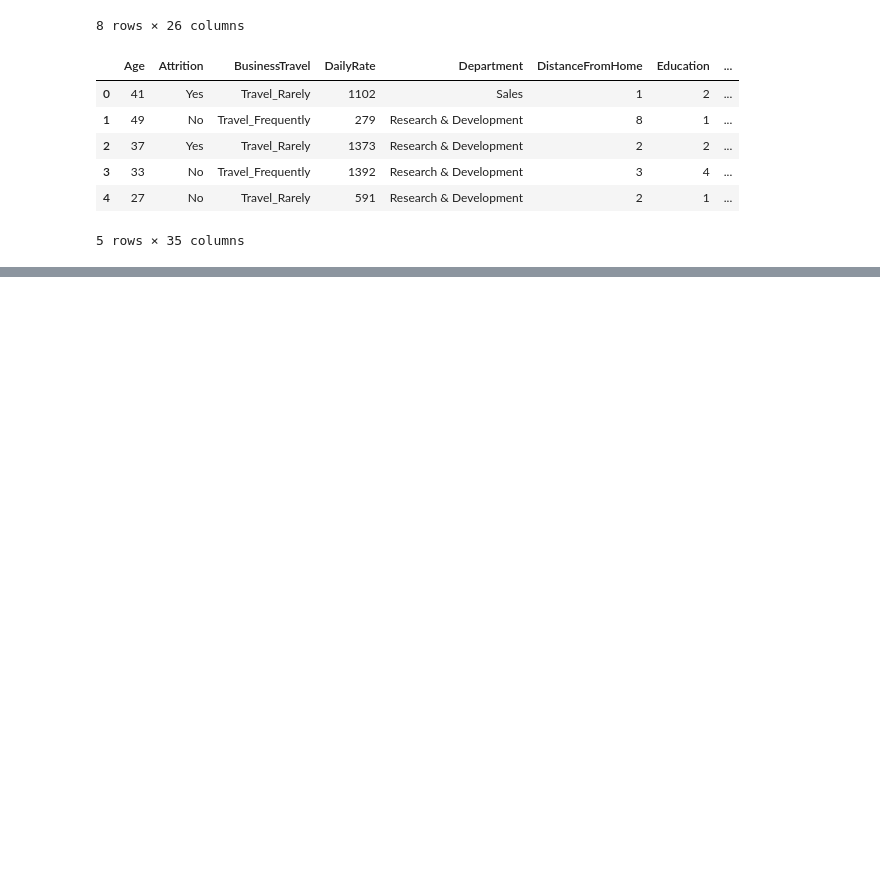
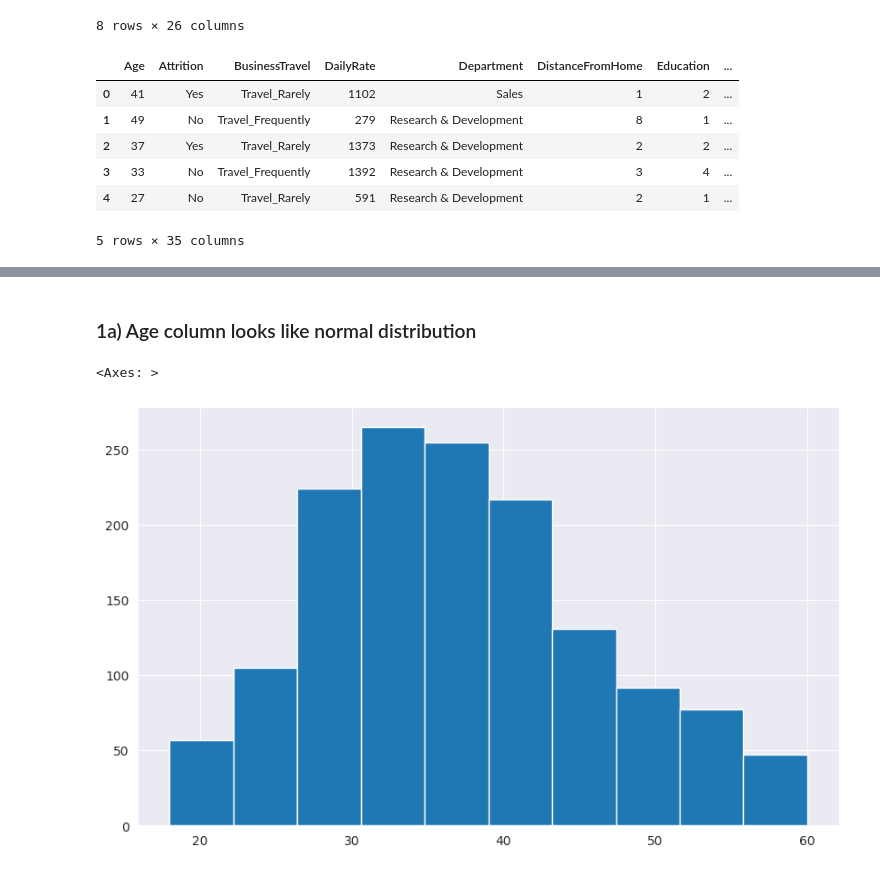
Before and after one commit to KoryakovDmitry/ml-stat-mai, a Jupyter notebook: notebooks/research_lab1.ipynb, the cells around one changed output, grey strips where cells are left out. Saved outputs shown, nothing was run; the diff lists cells and outputs as text; code cells hidden in the pictures; blank space fills up the shorter version.

```diff
--- a/notebooks/research_lab1.ipynb
+++ b/notebooks/research_lab1.ipynb
@@ -411,0 +98,7 @@ p_value
+# %% [markdown]
+### 1a) Age column looks like normal distribution
+# %%
+df.Age.hist(figsize=(10, 6))
+# %% [output]
+<Axes: >
+[figure, added]
```
Also changed, not shown: parts of 34 cells of this notebook, 1 other file.
